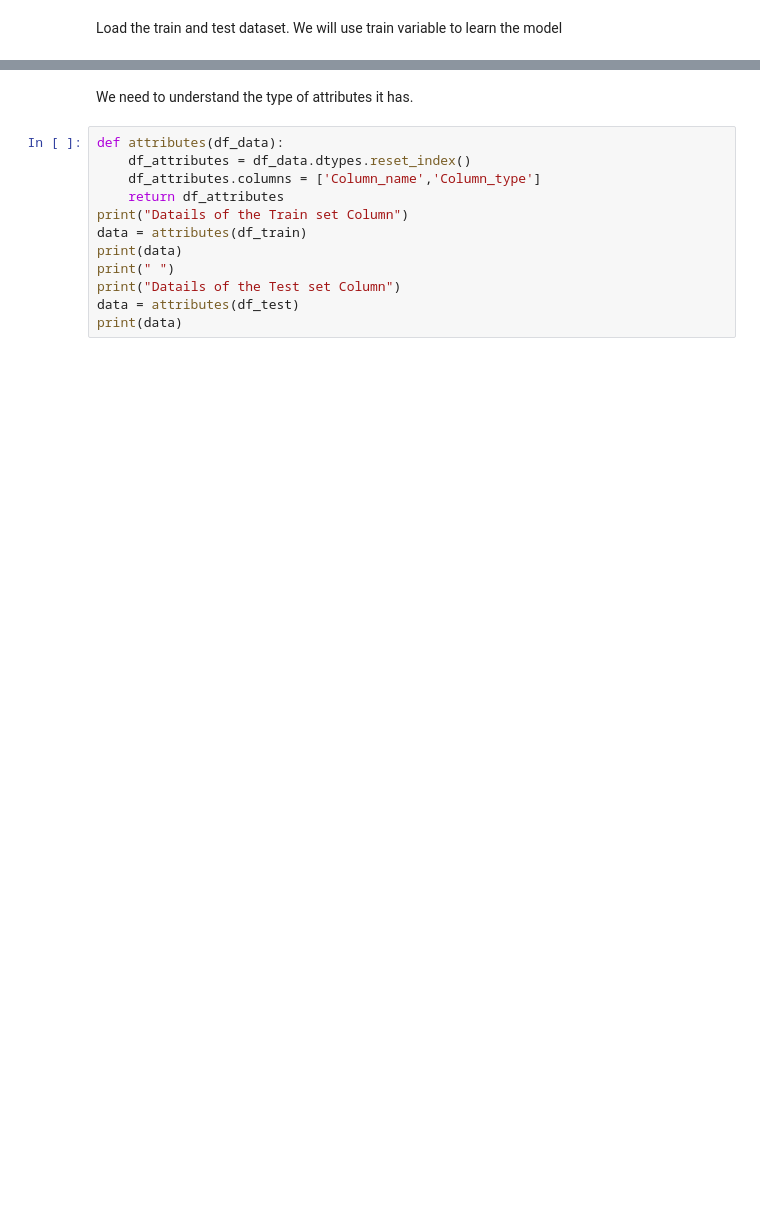
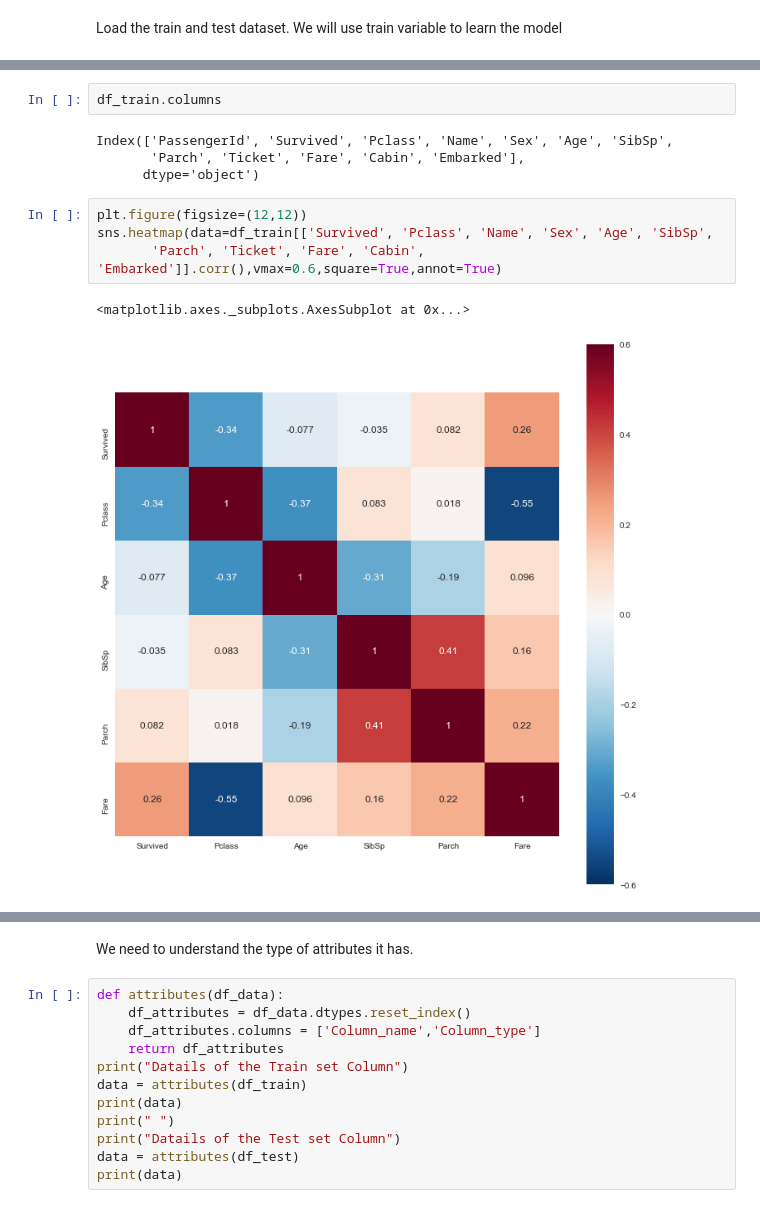
Before and after one commit to Adikhaire/Titanic-Machine-Learning-, a Jupyter notebook: Project_Titanic.ipynb, the cells around one changed output, grey strips where cells are left out. Saved outputs shown, nothing was run; the diff lists cells and outputs as text; blank space fills up the shorter version.

```diff
--- a/Project_Titanic.ipynb
+++ b/Project_Titanic.ipynb
@@ -47,0 +125,13 @@ The shape of the Test set (418, 11)
+# %%
+df_train.columns
+# %% [output]
+Index(['PassengerId', 'Survived', 'Pclass', 'Name', 'Sex', 'Age', 'SibSp',
+       'Parch', 'Ticket', 'Fare', 'Cabin', 'Embarked'],
+      dtype='object')
+# %%
+plt.figure(figsize=(12,12))
+sns.heatmap(data=df_train[['Survived', 'Pclass', 'Name', 'Sex', 'Age', 'SibSp',
+       'Parch', 'Ticket', 'Fare', 'Cabin', 'Embarked']].corr(),vmax=0.6,square=True,annot=True)
+# %% [output]
+<matplotlib.axes._subplots.AxesSubplot at 0x...>
+[figure, added]
```
Also changed, not shown: parts of 20 cells of this notebook.
